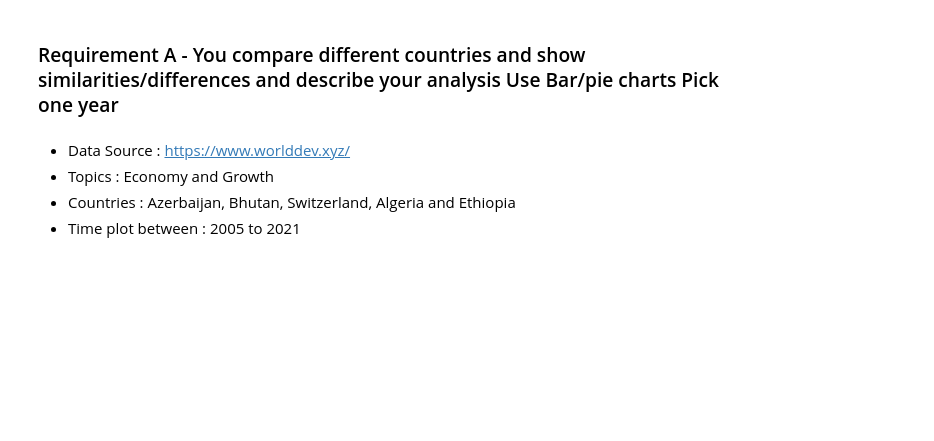
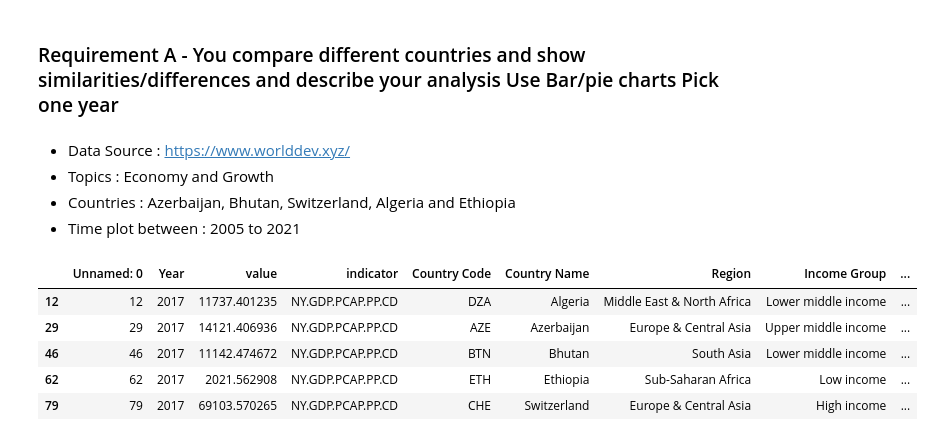
Before and after one commit to kavyasreemaniga/DATA_690, a Jupyter notebook: Project B/690_Project_B.ipynb, the cells around one changed output. Drawn from its saved outputs; the diff is of its cells as text; code cells hidden in the pictures; blank space fills up the shorter version.

```diff
--- a/Project B/690_Project_B.ipynb
+++ b/Project B/690_Project_B.ipynb
@@ -14,3 +15,13 @@ import pandas as pd
 import plotly.express as px
 # %%
-df = pd.read_csv("https://raw.githubusercontent.com/wcj365/python-stats-dataviz/master/assignments/assignment_07_world_dev/world_devlopment_indicator.csv")
+df = pd.read_csv("https://raw.githubusercontent.com/kavyasreemaniga/DATA_690/main/Project%20B/wdx_long.csv")
+# %%
+df_2017_gdp = df.query("Year == 2017").query("indicator == 'NY.GDP.PCAP.PP.CD'")
+df_2017_gdp.head()
+# %% [output]
+|  | Unnamed: 0 | Year | value | indicator | Country Code | Country Name | Region | Income Group | ... |
+| 12 | 12 | 2017 | 11737.401235 | NY.GDP.PCAP.PP.CD | DZA | Algeria | Middle East & North Africa | Lower middle income | ... |
+| 29 | 29 | 2017 | 14121.406936 | NY.GDP.PCAP.PP.CD | AZE | Azerbaijan | Europe & Central Asia | Upper middle income | ... |
+| 46 | 46 | 2017 | 11142.474672 | NY.GDP.PCAP.PP.CD | BTN | Bhutan | South Asia | Lower middle income | ... |
+| 62 | 62 | 2017 | 2021.562908 | NY.GDP.PCAP.PP.CD | ETH | Ethiopia | Sub-Saharan Africa | Low income | ... |
+| 79 | 79 | 2017 | 69103.570265 | NY.GDP.PCAP.PP.CD | CHE | Switzerland | Europe & Central Asia | High income | ... |
```
Also changed, not shown: parts of 20 cells of this notebook.
